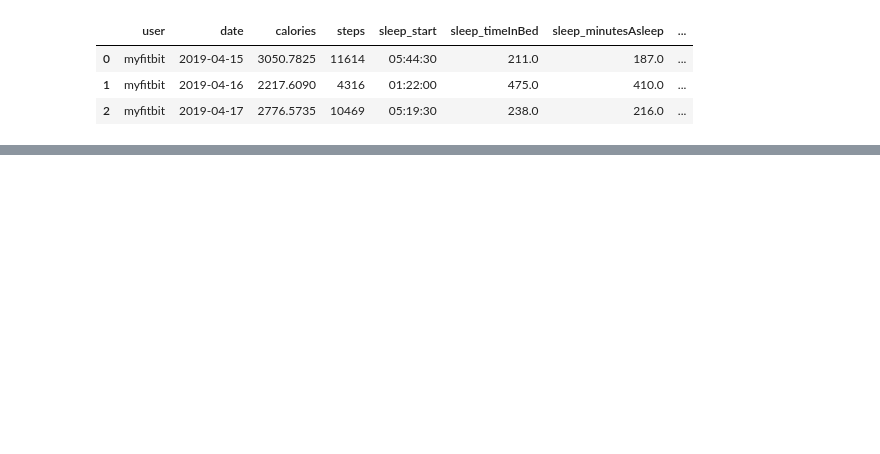
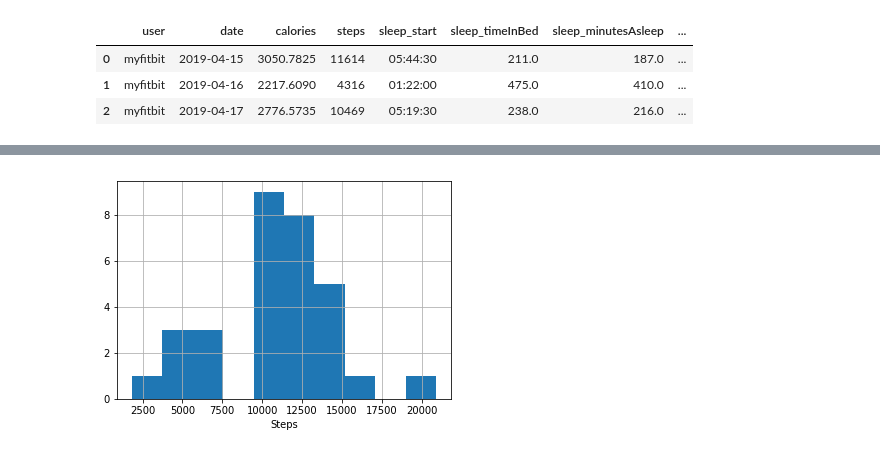
Before and after one commit to lim4349/fitness_data, a Jupyter notebook: lab.ipynb, the cells around one changed output, grey strips where cells are left out. Cells and saved outputs as stored; diff of their text form; code cells hidden in the pictures; blank space fills up the shorter version.

```diff
--- a/lab.ipynb
+++ b/lab.ipynb
@@ -17,0 +44,6 @@ df['']
+# %%
+df['steps'].hist()
+plt.xlabel('Steps')
+plt.show()
+# %% [output]
+[figure, added]
```
Also changed, not shown: parts of 10 cells of this notebook, 1 other file.
